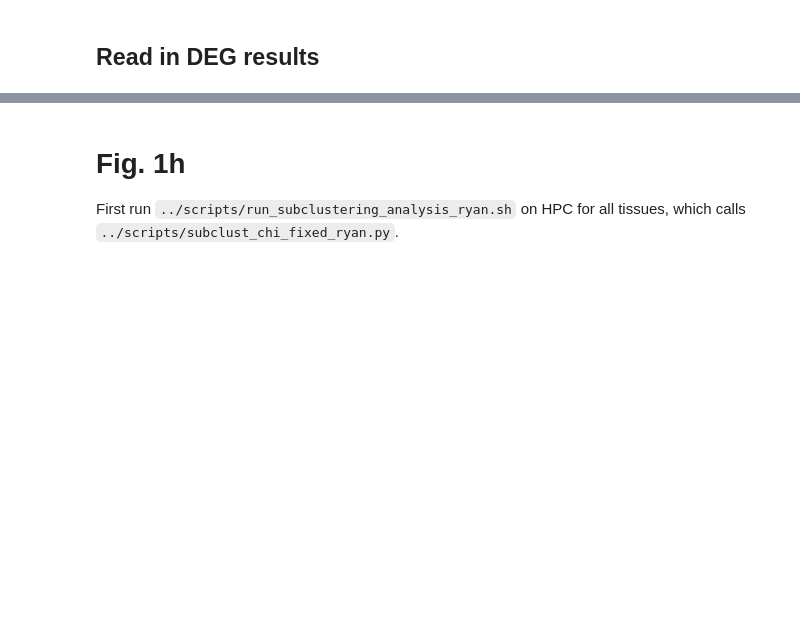
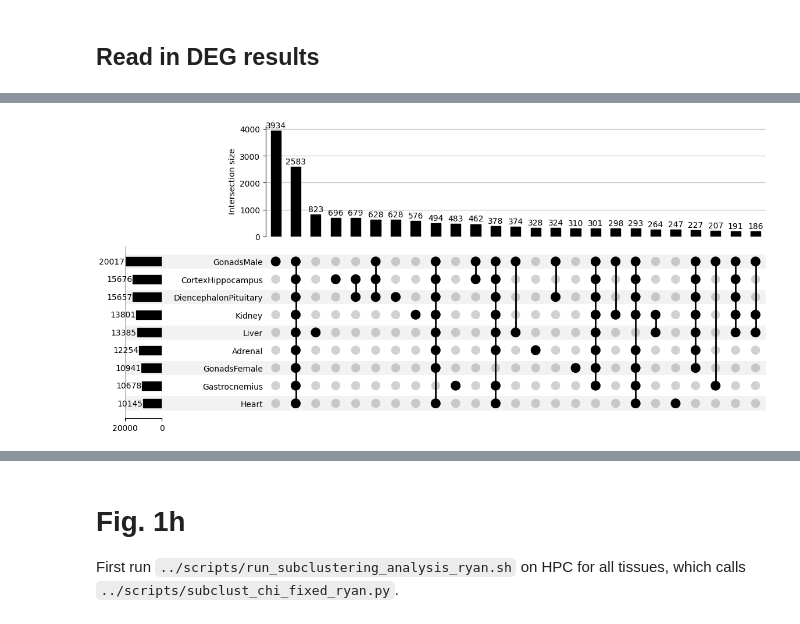
Before and after one commit to mortazavilab/8cube_manuscript, a Jupyter notebook: notebooks/Fig1.ipynb, the cells around one changed output, grey strips where cells are left out. Saved outputs shown, nothing was run; the diff lists cells and outputs as text; code cells hidden in the pictures; blank space fills up the shorter version.

```diff
--- a/notebooks/Fig1.ipynb
+++ b/notebooks/Fig1.ipynb
@@ -918,0 +1079,17 @@ Legend too long, generating a new column..
+# %%
+merged_df_filt_degs = merged_df_filt[merged_df_filt['genotype_DEG'] != 'Not_DE']
+merged_df_filt_degs = merged_df_filt_degs[['gene_name', 'tissue']].drop_duplicates()
+# %%
+import pandas as pd
+from collections import defaultdict
+from upsetplot import UpSet
+import matplotlib.pyplot as plt
+
+tissue_gene_sets = defaultdict(set)
+for _, row in merged_df_filt_degs.iterrows():
+    tissue_gene_sets[row['tissue']].add(row['gene_name'])
+# %%
+# Convert to a binary matrix for UpSet plot
+all_genes = set(merged_df_filt_degs['gene_name'])
+binary_matrix = {tissue: [gene in genes for gene in all_genes] for tissue, genes in tissue_gene_sets.items()}
+upset_df = pd.DataFrame(binary_matrix, index=list(all_genes))
@@ -918,0 +1173,16 @@ Legend too long, generating a new column..
+# %%
+upset_data = from_indicators(upset_df.columns, upset_df)
+
+upset = UpSet(upset_data, sort_by = 'cardinality',
+              sort_categories_by = '-cardinality',
+              subset_size='count',
+              max_subset_rank=25,
+              show_counts = True
+             )
+upset.plot()
+plt.savefig(f"../fig1/deg_tissue_upset_plot.png", dpi=300, bbox_inches="tight")
+plt.savefig(f"../fig1/deg_tissue_upset_plot.pdf", dpi=300, bbox_inches="tight")
+
+plt.show()
+# %% [output]
+[figure, added]
```
Also changed, not shown: parts of 51 cells of this notebook, 13 other files.
